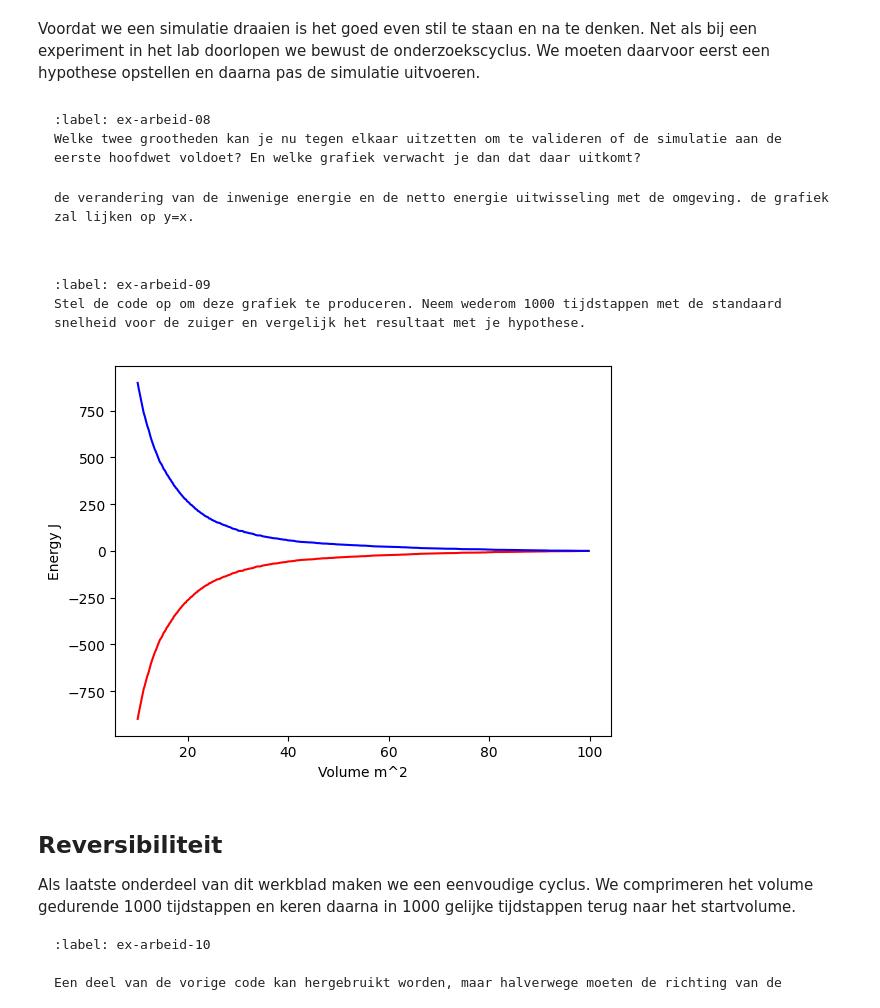
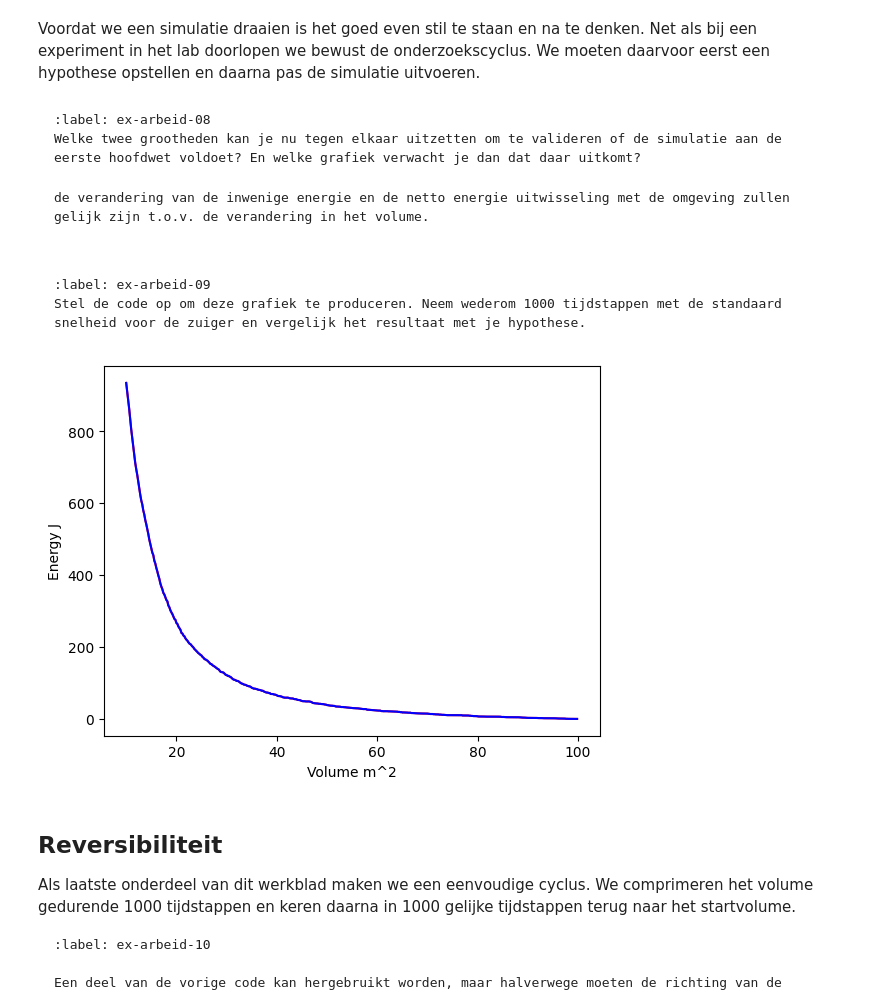
Before and after one commit to ebepolman-bit/Ebun, a Jupyter notebook: Content/PySim/7_arbeid.ipynb, the cells around one changed output. Cells and saved outputs as stored; diff of their text form; code cells hidden in the pictures.

````diff
--- a/Content/PySim/7_arbeid.ipynb
+++ b/Content/PySim/7_arbeid.ipynb
@@ -483,7 +483,7 @@ Welke twee grootheden kan je nu tegen elkaar uitzetten om te valideren of de sim
 ```
 
 ```{solution} ex-arbeid-08
-de verandering van de inwenige energie en de netto energie uitwisseling met de omgeving. de grafiek zal lijken op y=x.
+de verandering van de inwenige energie en de netto energie uitwisseling met de omgeving zullen gelijk zijn t.o.v. de verandering in het volume.
 
 ```
 # %% [markdown]
@@ -500,36 +500,36 @@ v_piston = V_PISTON_0
 create_particles(particles)     # resetten deeltjes
 
 num_steps = int(np.round(BOX_SIZE_0 * 0.9 / (2 * -V_PISTON_0 * DT)))
 volumes = np.zeros(num_steps, dtype='float')
 works = np.zeros(num_steps, dtype='float')
 delta_Us = np.zeros(num_steps, dtype='float')
 
 kinetic_energy_0 = 0
 for p in particles:
     kinetic_energy_0 += p.kin_energy
 
 for i in range(num_steps):
     take_time_step(particles)
     volumes[i] = box_length * box_height
-    works[i] = -work
+    works[i] = work
     kinetic_energy = 0.0
     for p in particles:
         kinetic_energy += p.kin_energy
     delta_Us[i] = kinetic_energy - kinetic_energy_0
 
 
 pressures = np.asarray(pressures)
 
 plt.figure()
 plt.xlabel('Volume ''m^2')
 plt.ylabel('Energy ' 'J')
 
 
-plt.plot(volumes, works, '-r')
+plt.plot(volumes, -works, '-r')
 plt.plot(volumes, delta_Us, '-b')
 plt.show()
 # %% [output]
-[figure, old version]
+[figure, new version]
 # %% [markdown]
 ## Reversibiliteit
 Als laatste onderdeel van dit werkblad maken we een eenvoudige cyclus. We comprimeren het volume gedurende 1000 tijdstappen en keren daarna in 1000 gelijke tijdstappen terug naar het startvolume.
````
Also changed, not shown: parts of 8 cells of this notebook.
